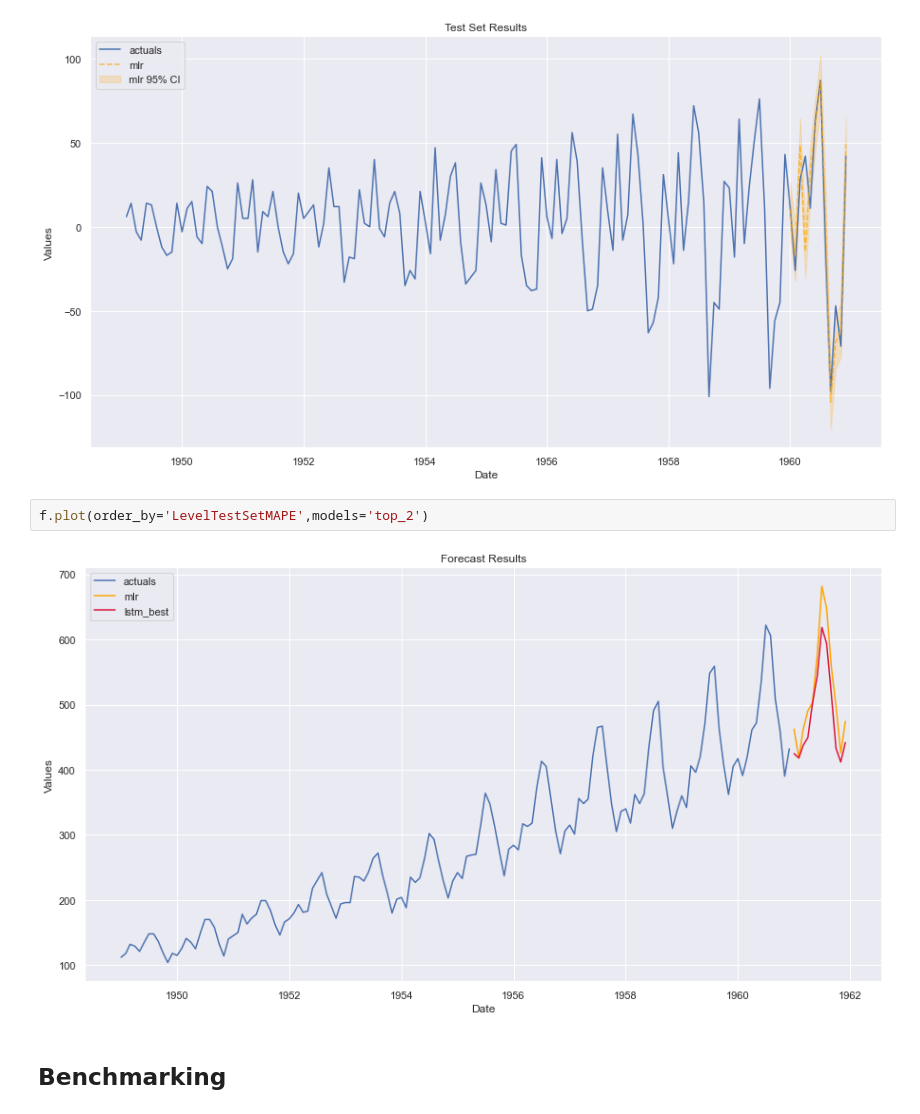
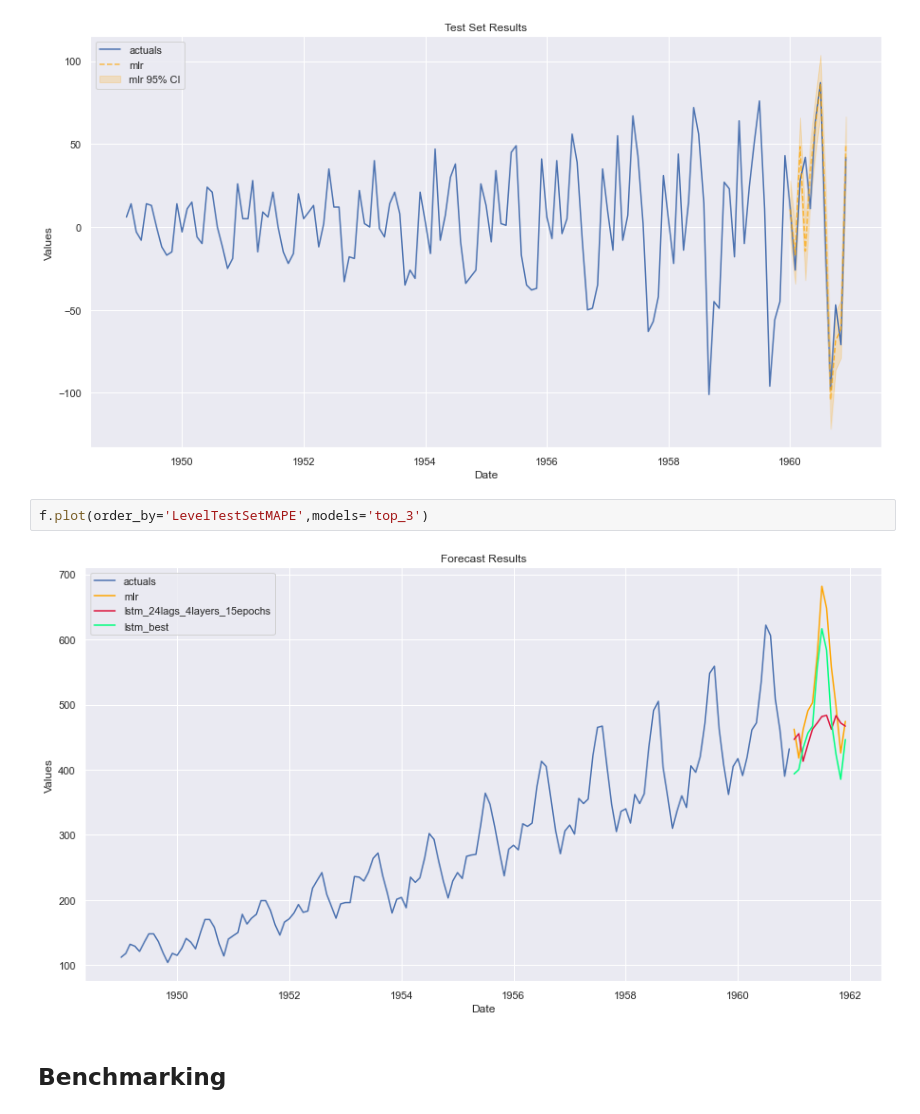
Before and after one commit to mikekeith52/scalecast, a Jupyter notebook: docs/Forecaster/examples/LSTM.ipynb, the cells around one changed output. Drawn from its saved outputs; the diff is of its cells as text.

```diff
--- a/docs/Forecaster/examples/LSTM.ipynb
+++ b/docs/Forecaster/examples/LSTM.ipynb
@@ -256,9 +255,9 @@ f.plot_test_set(models='mlr',ci=True)
 # %% [output]
 [figure]
 # %%
-f.plot(order_by='LevelTestSetMAPE',models='top_2')
+f.plot(order_by='LevelTestSetMAPE',models='top_3')
 # %% [output]
-[figure, old version]
+[figure, new version]
 # %% [markdown]
 ## Benchmarking
 # %%
```
Also changed, not shown: parts of 13 cells of this notebook, 3 other files.
